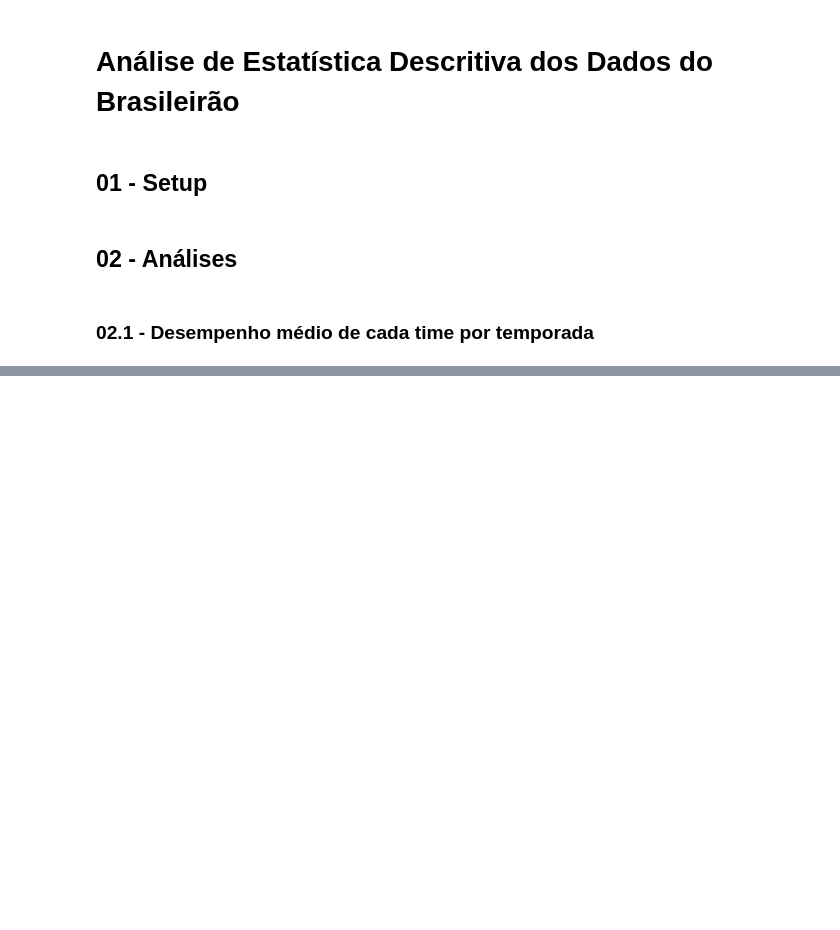
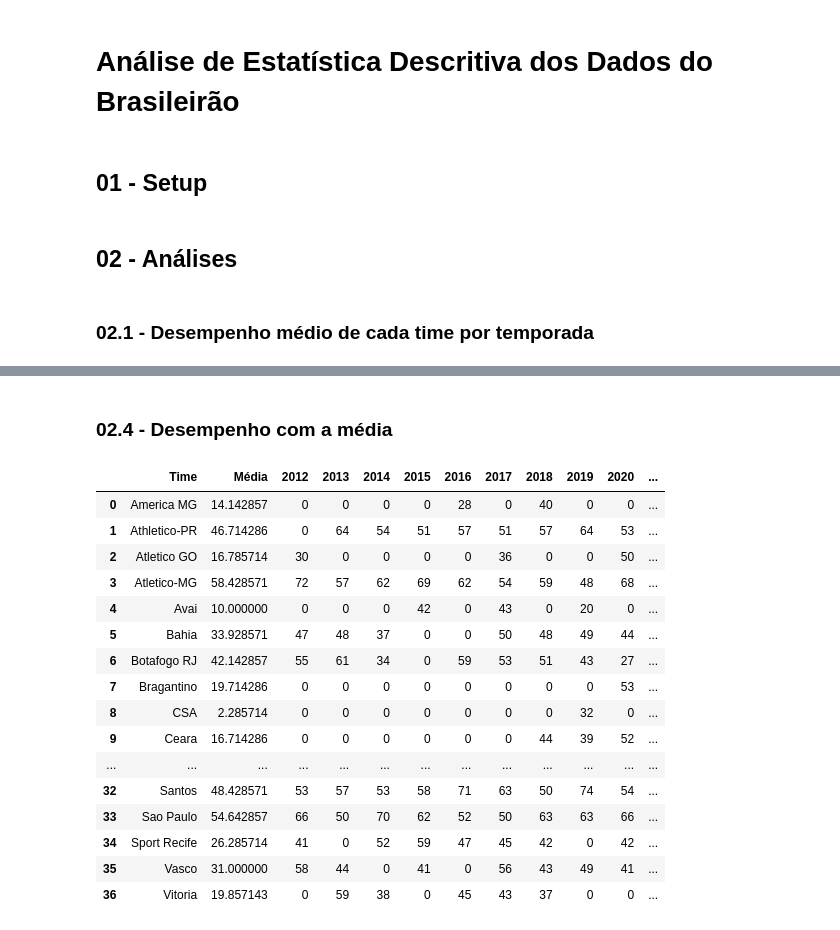
Before and after one commit to MarcusCaue/estatistica-brasileirao, a Jupyter notebook: Atividade-03/relatorio.ipynb, the cells around one changed output, grey strips where cells are left out. Drawn from its saved outputs; the diff is of its cells as text; code cells hidden in the pictures; blank space fills up the shorter version.

Commit message:
Desempenho por media e mediana

```diff
--- a/Atividade-03/relatorio.ipynb
+++ b/Atividade-03/relatorio.ipynb
@@ -131,0 +185,22 @@ calcula_desempenho_pontos_totais()
+# %% [markdown]
+### 02.4 - Desempenho com a média
+# %%
+calcula_desempenho_media()
+# %% [output]
+|  | Time | Média | 2012 | 2013 | 2014 | 2015 | 2016 | 2017 | 2018 | 2019 | 2020 | ... |
+| 0 | America MG | 14.142857 | 0 | 0 | 0 | 0 | 28 | 0 | 40 | 0 | 0 | ... |
+| 1 | Athletico-PR | 46.714286 | 0 | 64 | 54 | 51 | 57 | 51 | 57 | 64 | 53 | ... |
+| 2 | Atletico GO | 16.785714 | 30 | 0 | 0 | 0 | 0 | 36 | 0 | 0 | 50 | ... |
+| 3 | Atletico-MG | 58.428571 | 72 | 57 | 62 | 69 | 62 | 54 | 59 | 48 | 68 | ... |
+| 4 | Avai | 10.000000 | 0 | 0 | 0 | 42 | 0 | 43 | 0 | 20 | 0 | ... |
+| 5 | Bahia | 33.928571 | 47 | 48 | 37 | 0 | 0 | 50 | 48 | 49 | 44 | ... |
+| 6 | Botafogo RJ | 42.142857 | 55 | 61 | 34 | 0 | 59 | 53 | 51 | 43 | 27 | ... |
+| 7 | Bragantino | 19.714286 | 0 | 0 | 0 | 0 | 0 | 0 | 0 | 0 | 53 | ... |
+| 8 | CSA | 2.285714 | 0 | 0 | 0 | 0 | 0 | 0 | 0 | 32 | 0 | ... |
+| 9 | Ceara | 16.714286 | 0 | 0 | 0 | 0 | 0 | 0 | 44 | 39 | 52 | ... |
+| ... | ... | ... | ... | ... | ... | ... | ... | ... | ... | ... | ... | ... |
+| 32 | Santos | 48.428571 | 53 | 57 | 53 | 58 | 71 | 63 | 50 | 74 | 54 | ... |
+| 33 | Sao Paulo | 54.642857 | 66 | 50 | 70 | 62 | 52 | 50 | 63 | 63 | 66 | ... |
+| 34 | Sport Recife | 26.285714 | 41 | 0 | 52 | 59 | 47 | 45 | 42 | 0 | 42 | ... |
+| 35 | Vasco | 31.000000 | 58 | 44 | 0 | 41 | 0 | 56 | 43 | 49 | 41 | ... |
+| 36 | Vitoria | 19.857143 | 0 | 59 | 38 | 0 | 45 | 43 | 37 | 0 | 0 | ... |
```
Also changed, not shown: parts of 8 cells of this notebook.
